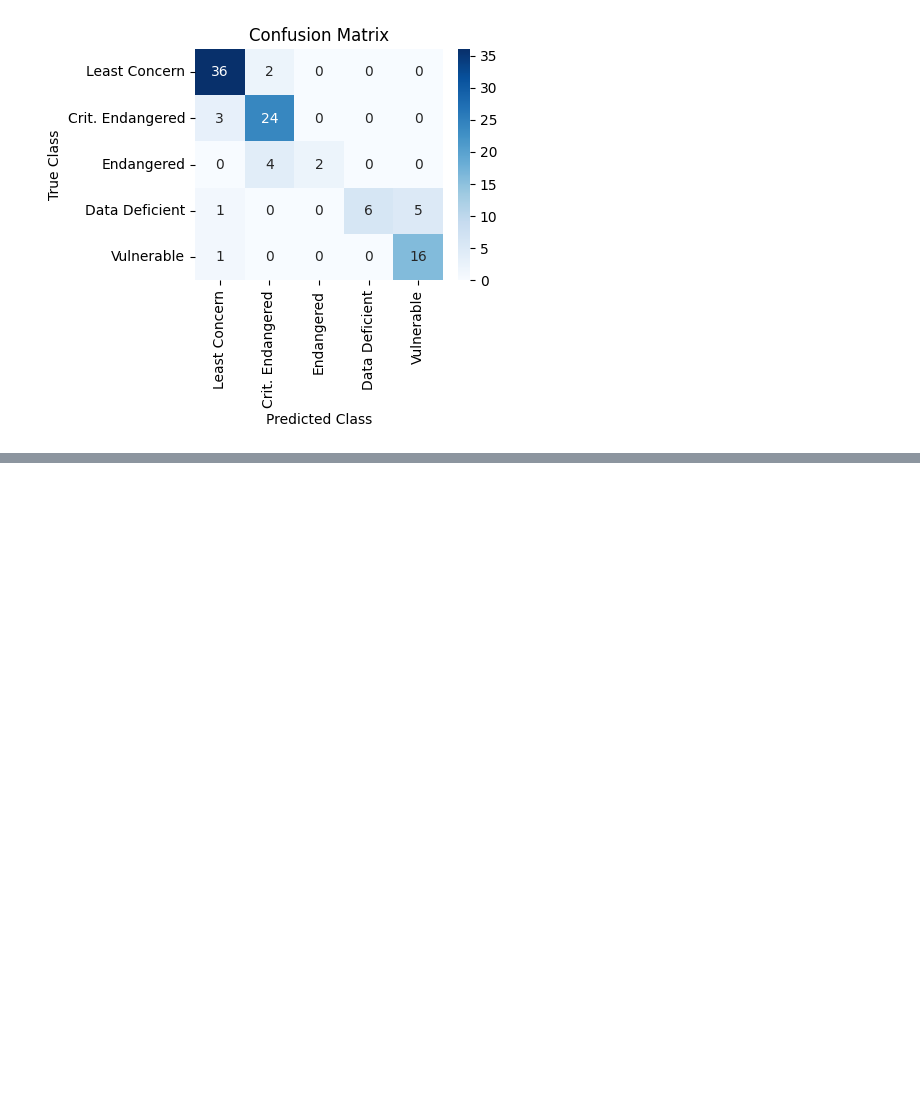
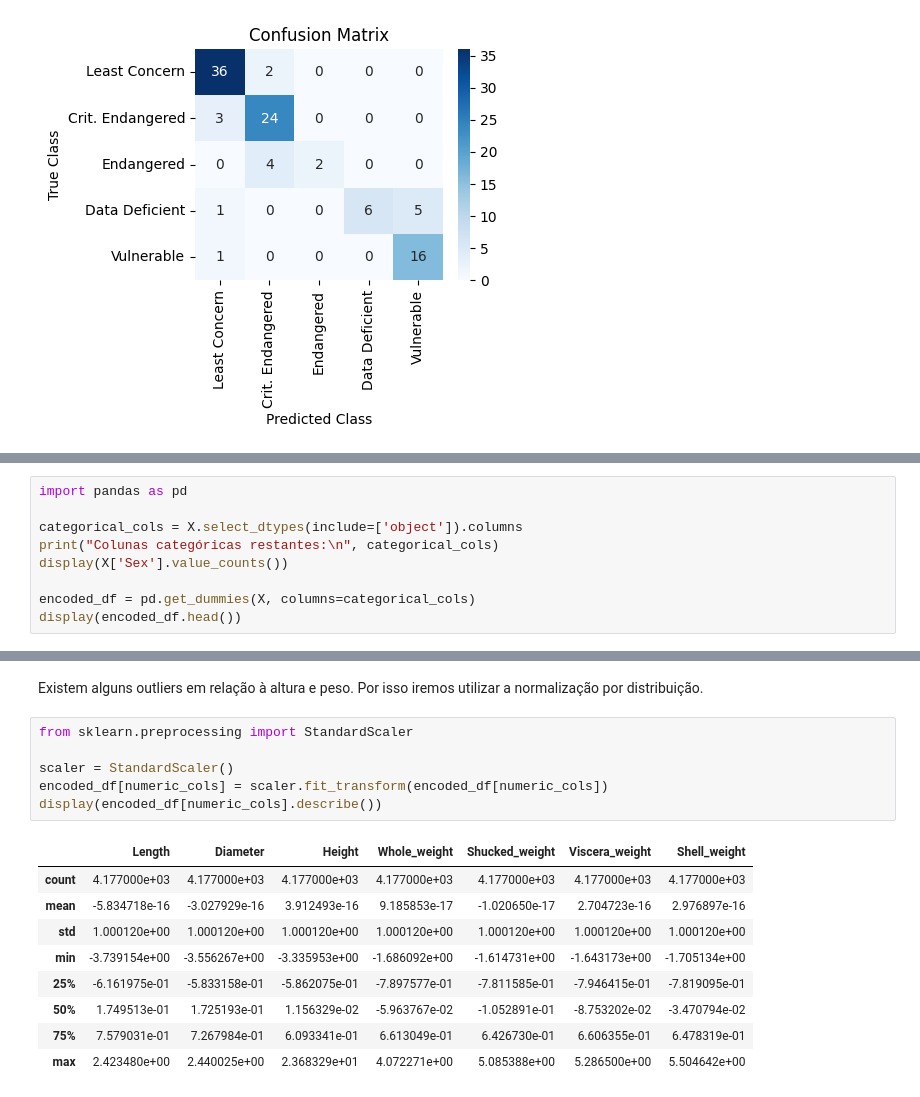
Before and after one commit to Luis-Menezes/NN_SupervisedLearning, a Jupyter notebook: project_1_deliverable.ipynb, the cells around one changed output, grey strips where cells are left out. Drawn from its saved outputs; the diff is of its cells as text; blank space fills up the shorter version.

```diff
--- a/project_1_deliverable.ipynb
+++ b/project_1_deliverable.ipynb
@@ -1117,0 +1180,9 @@ O segundo problema que queremos resolver consistem em, com base em informações
+# %%
+import pandas as pd
+
+categorical_cols = X.select_dtypes(include=['object']).columns
+print("Colunas categóricas restantes:\n", categorical_cols)
+display(X['Sex'].value_counts())
+
+encoded_df = pd.get_dummies(X, columns=categorical_cols)
+display(encoded_df.head())
@@ -1117,0 +1243,18 @@ O segundo problema que queremos resolver consistem em, com base em informações
+# %% [markdown]
+Existem alguns outliers em relação à altura e peso. Por isso iremos utilizar a normalização por distribuição.
+# %%
+from sklearn.preprocessing import StandardScaler
+
+scaler = StandardScaler()
+encoded_df[numeric_cols] = scaler.fit_transform(encoded_df[numeric_cols])
+display(encoded_df[numeric_cols].describe())
+# %% [output]
+|  | Length | Diameter | Height | Whole_weight | Shucked_weight | Viscera_weight | Shell_weight |
+| count | 4.177000e+03 | 4.177000e+03 | 4.177000e+03 | 4.177000e+03 | 4.177000e+03 | 4.177000e+03 | 4.177000e+03 |
+| mean | -5.834718e-16 | -3.027929e-16 | 3.912493e-16 | 9.185853e-17 | -1.020650e-17 | 2.704723e-16 | 2.976897e-16 |
+| std | 1.000120e+00 | 1.000120e+00 | 1.000120e+00 | 1.000120e+00 | 1.000120e+00 | 1.000120e+00 | 1.000120e+00 |
+| min | -3.739154e+00 | -3.556267e+00 | -3.335953e+00 | -1.686092e+00 | -1.614731e+00 | -1.643173e+00 | -1.705134e+00 |
+| 25% | -6.161975e-01 | -5.833158e-01 | -5.862075e-01 | -7.897577e-01 | -7.811585e-01 | -7.946415e-01 | -7.819095e-01 |
+| 50% | 1.749513e-01 | 1.725193e-01 | 1.156329e-02 | -5.963767e-02 | -1.052891e-01 | -8.753202e-02 | -3.470794e-02 |
+| 75% | 7.579031e-01 | 7.267984e-01 | 6.093341e-01 | 6.613049e-01 | 6.426730e-01 | 6.606355e-01 | 6.478319e-01 |
+| max | 2.423480e+00 | 2.440025e+00 | 2.368329e+01 | 4.072271e+00 | 5.085388e+00 | 5.286500e+00 | 5.504642e+00 |
```
Also changed, not shown: parts of 21 cells of this notebook.
